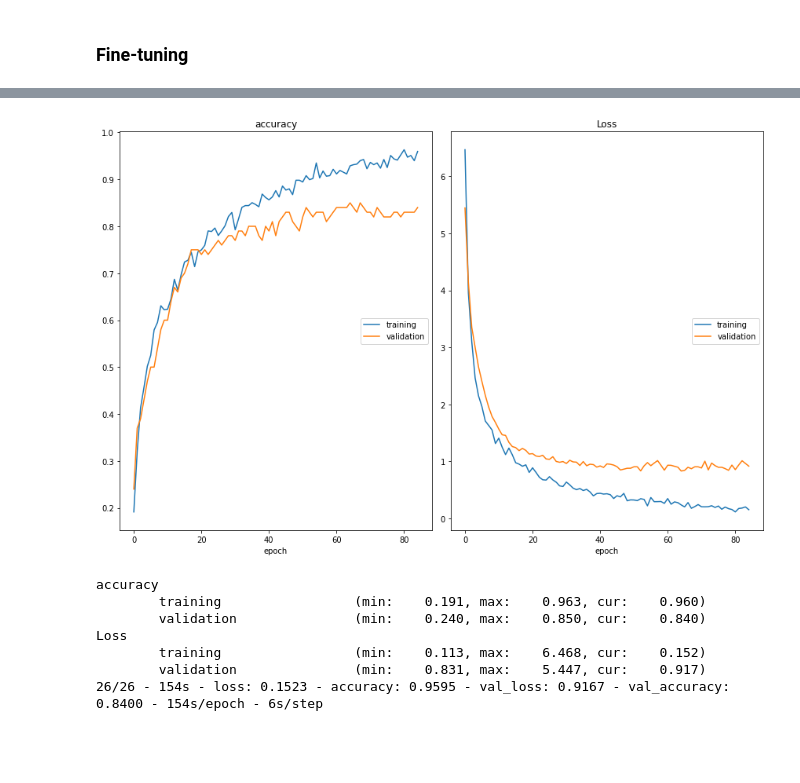
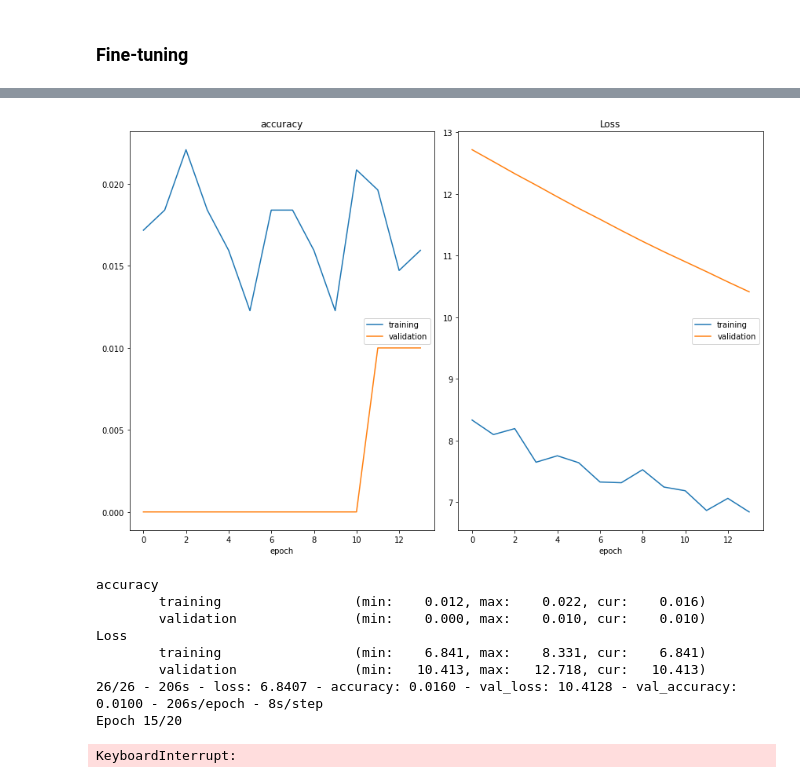
Before and after one commit to igonzf06/ros_computervision, a Jupyter notebook: CNN/tfm_transferlearning.ipynb, the cells around one changed output, grey strips where cells are left out. Drawn from its saved outputs; the diff is of its cells as text; code cells hidden in the pictures; blank space fills up the shorter version.

```diff
--- a/CNN/tfm_transferlearning.ipynb
+++ b/CNN/tfm_transferlearning.ipynb
@@ -202,11 +260,11 @@ from tensorflow.keras.callbacks import Callback, ModelCheckpoint, EarlyStopping
 from tensorflow.keras import backend as K
 
 early_stop = EarlyStopping(monitor='val_loss',
-                           patience=20,
+                           patience=10,
                            restore_best_weights=True,
                            mode='min')
 
 checkpoint = ModelCheckpoint('logs/ep{epoch:03}-val_accuracy{val_accuracy:.3f}.h5', monitor='val_accuracy',save_best_only=True, verbose=1)
 # %%
-history = new_model.fit(train_generator, batch_size=batch_size, validation_data=validation_generator, epochs=100, verbose=2, callbacks=[checkpoint, early_stop, plot_loss])
+history = new_model.fit(train_generator, class_weight=class_weights, batch_size=batch_size, validation_data=validation_generator, epochs=100, verbose=2, callbacks=[checkpoint, early_stop, plot_loss])
 # %% [output]
@@ -353,0 +399,6 @@ _________________________________________________________________
+# %%
+from tensorflow.keras.models import clone_model
+base_model= clone_model(new_model)
+base_model.build(new_model.input) # replace 10 with number of variables in input layer
+base_model.compile(optimizer='adam', loss='categorical_crossentropy')
+base_model.set_weights(new_model.get_weights())
@@ -417,18 +450,21 @@ _________________________________________________________________
 # %%
 plot_loss_ft = PlotLossesCallback()
 # %%
-new_model.compile(optimizer=RMSprop(learning_rate=0.00001), loss='categorical_crossentropy', metrics=['accuracy'])
+base_model.compile(optimizer=RMSprop(learning_rate=1e-7), loss='categorical_crossentropy', metrics=['accuracy'])
+#base_model.compile(optimizer=Adam(learning_rate=1e-7), loss='categorical_crossentropy', metrics=['accuracy'])
 # %%
-history = new_model.fit(train_generator, batch_size=batch_size, validation_data=validation_generator, epochs=200, verbose=2, callbacks=[checkpoint, early_stop, plot_loss_ft])
+history = base_model.fit(train_generator, batch_size=batch_size, class_weight=class_weights, validation_data=validation_generator, epochs=20, verbose=2, callbacks=[checkpoint, plot_loss_ft])
 # %% [output]
-[figure, old version]
+[figure, new version]
 accuracy
-        training                 (min:    0.191, max:    0.963, cur:    0.960)
-        validation               (min:    0.240, max:    0.850, cur:    0.840)
+        training                 (min:    0.012, max:    0.022, cur:    0.016)
+        validation               (min:    0.000, max:    0.010, cur:    0.010)
 Loss
-        training                 (min:    0.113, max:    6.468, cur:    0.152)
-        validation               (min:    0.831, max:    5.447, cur:    0.917)
-26/26 - 154s - loss: 0.1523 - accuracy: 0.9595 - val_loss: 0.9167 - val_accuracy: 0.8400 - 154s/epoch - 6s/step
+        training                 (min:    6.841, max:    8.331, cur:    6.841)
+        validation               (min:   10.413, max:   12.718, cur:   10.413)
+26/26 - 206s - loss: 6.8407 - accuracy: 0.0160 - val_loss: 10.4128 - val_accuracy: 0.0100 - 206s/epoch - 8s/step
+Epoch 15/20
+KeyboardInterrupt:
 # %%
 plt.plot(history.history['accuracy'])
 plt.plot(history.history['val_accuracy'])
```
Also changed, not shown: parts of 32 cells of this notebook, 9 other files.
